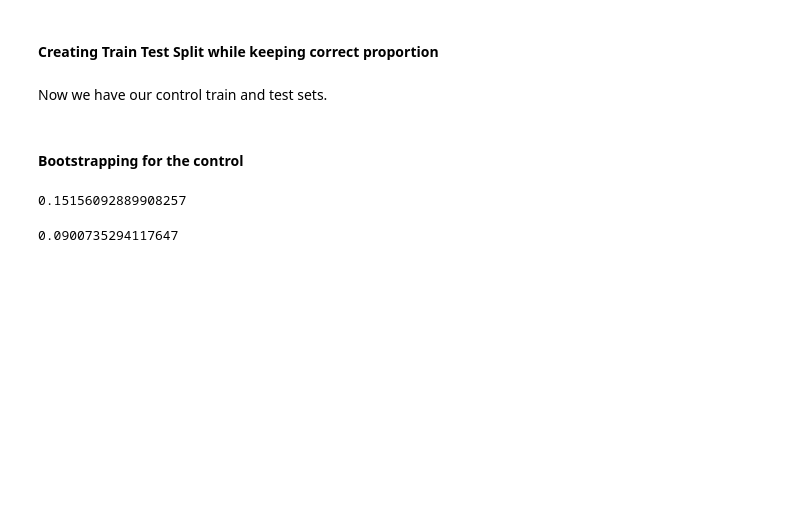
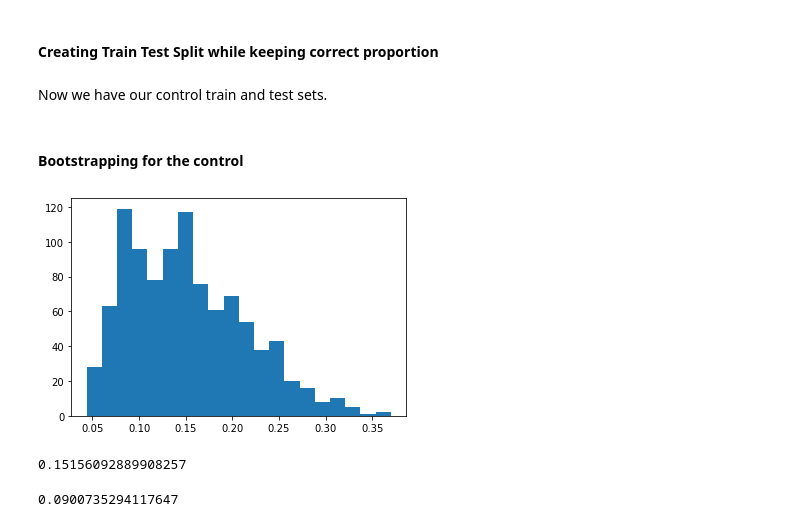
Before and after one commit to BrooksDiwu/bootstrapping_comm, a Jupyter notebook: BOOTSTRAPPING.ipynb, the cells around one changed output. Saved outputs shown, nothing was run; the diff lists cells and outputs as text; code cells hidden in the pictures; blank space fills up the shorter version.

```diff
--- a/BOOTSTRAPPING.ipynb
+++ b/BOOTSTRAPPING.ipynb
@@ -200,6 +218,12 @@ for i in range(1000):
                        k=len(combined_train_control))
     mean = np.mean(y)
     combined_train_sample_mean.append(mean)
+# %%
+fig, ax = plt.subplots(figsize=(6, 4))
+plt.hist(combined_train_sample_mean, bins=20)
+plt.show()
+# %% [output]
+[figure, added]
 # %%
 np.mean(combined_train_sample_mean)
 # %% [output]
```
Also changed, not shown: parts of 10 cells of this notebook.
